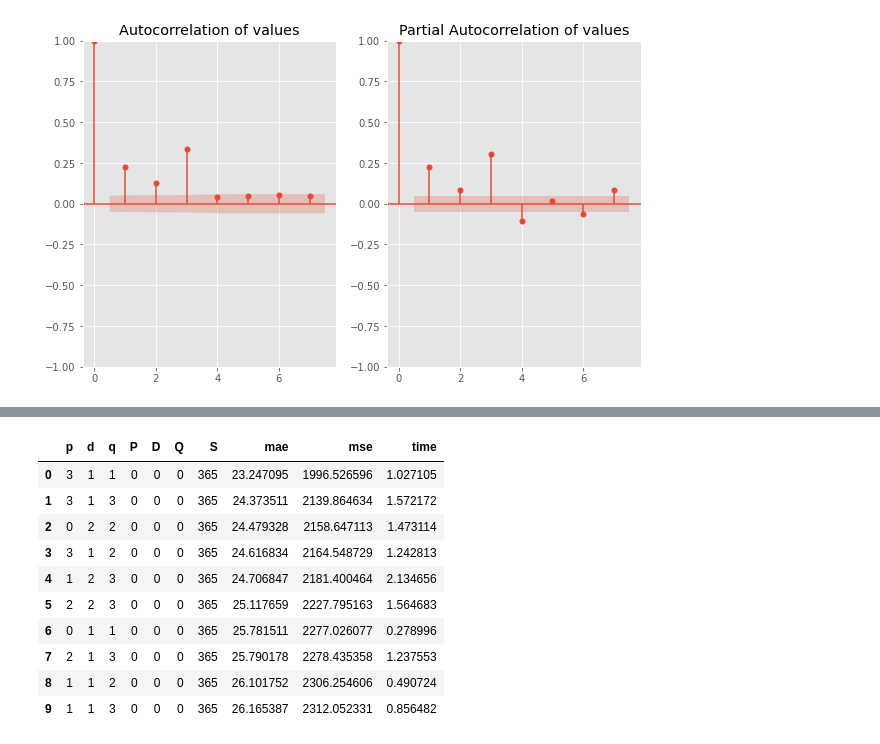
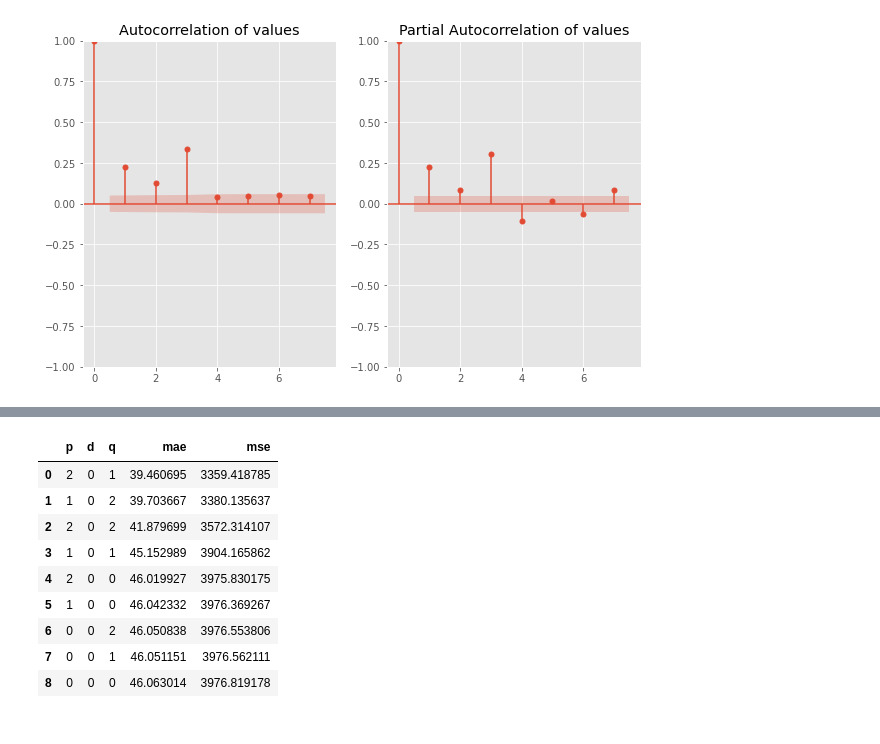
Before and after one commit to MarcLlopart/Discord-Community-Dynamics, a Jupyter notebook: 5_1_SARIMA_model.ipynb, the cells around one changed output, grey strips where cells are left out. Cells and saved outputs as stored; diff of their text form; code cells hidden in the pictures.

```diff
--- a/5_1_SARIMA_model.ipynb
+++ b/5_1_SARIMA_model.ipynb
@@ -57,16 +57,16 @@ plot_pacf(df1, lags=l, ax = ax[1], title = 'Partial Autocorrelation of values')
 [figure]
 # %%
 import itertools
-ps = range(0, 2) # by partial autocorr
+ps = range(0, 3) # by partial autocorr
 ds = range(0, 1)
-qs = range(0, 2) # by autocorr
+qs = range(0, 3) # by autocorr
 
 P = range(0,2)
 D = range(0,1)
 Q = range(0,2)
 
 s = 365 # Assuming we have daily seasonality
-parameters = itertools.product(ps, ds, qs, P, D, Q, [s])
+parameters = itertools.product(ps, ds, qs, [0], [0], [0], [s])
 parameters_list = list(parameters)
 print(len(parameters_list))
 # %% [output]
@@ -131,28 +134,24 @@ for p in parameters_list:
 # %%
 # results
 df_out = pd.concat([
     pd.DataFrame(list_param, columns = ['p','d','q','P','D','Q','S']),
     pd.DataFrame(list_res),
     pd.DataFrame(list_time),
 ], axis = 1).sort_values('mae')
-#del df_out['P']
-#del df_out['D']
-#del df_out['Q']
-#del df_out['S']
-#del df_out['time']
+
+df_out.drop(['P', 'D', 'Q', 'S', 'time'], axis=1,inplace=True)
 df_out.reset_index(inplace = True)
 del df_out['index']
 df_out[:10]
 # %% [output]
-|  | p | d | q | P | D | Q | S | mae | mse | time |
-| 0 | 3 | 1 | 1 | 0 | 0 | 0 | 365 | 23.247095 | 1996.526596 | 1.027105 |
-| 1 | 3 | 1 | 3 | 0 | 0 | 0 | 365 | 24.373511 | 2139.864634 | 1.572172 |
-| 2 | 0 | 2 | 2 | 0 | 0 | 0 | 365 | 24.479328 | 2158.647113 | 1.473114 |
-| 3 | 3 | 1 | 2 | 0 | 0 | 0 | 365 | 24.616834 | 2164.548729 | 1.242813 |
-| 4 | 1 | 2 | 3 | 0 | 0 | 0 | 365 | 24.706847 | 2181.400464 | 2.134656 |
-| 5 | 2 | 2 | 3 | 0 | 0 | 0 | 365 | 25.117659 | 2227.795163 | 1.564683 |
-| 6 | 0 | 1 | 1 | 0 | 0 | 0 | 365 | 25.781511 | 2277.026077 | 0.278996 |
-| 7 | 2 | 1 | 3 | 0 | 0 | 0 | 365 | 25.790178 | 2278.435358 | 1.237553 |
-| 8 | 1 | 1 | 2 | 0 | 0 | 0 | 365 | 26.101752 | 2306.254606 | 0.490724 |
-| 9 | 1 | 1 | 3 | 0 | 0 | 0 | 365 | 26.165387 | 2312.052331 | 0.856482 |
+|  | p | d | q | mae | mse |
+| 0 | 2 | 0 | 1 | 39.460695 | 3359.418785 |
+| 1 | 1 | 0 | 2 | 39.703667 | 3380.135637 |
+| 2 | 2 | 0 | 2 | 41.879699 | 3572.314107 |
+| 3 | 1 | 0 | 1 | 45.152989 | 3904.165862 |
+| 4 | 2 | 0 | 0 | 46.019927 | 3975.830175 |
+| 5 | 1 | 0 | 0 | 46.042332 | 3976.369267 |
+| 6 | 0 | 0 | 2 | 46.050838 | 3976.553806 |
+| 7 | 0 | 0 | 1 | 46.051151 | 3976.562111 |
+| 8 | 0 | 0 | 0 | 46.063014 | 3976.819178 |
 # %%
```
Also changed, not shown: parts of 5 cells of this notebook.
